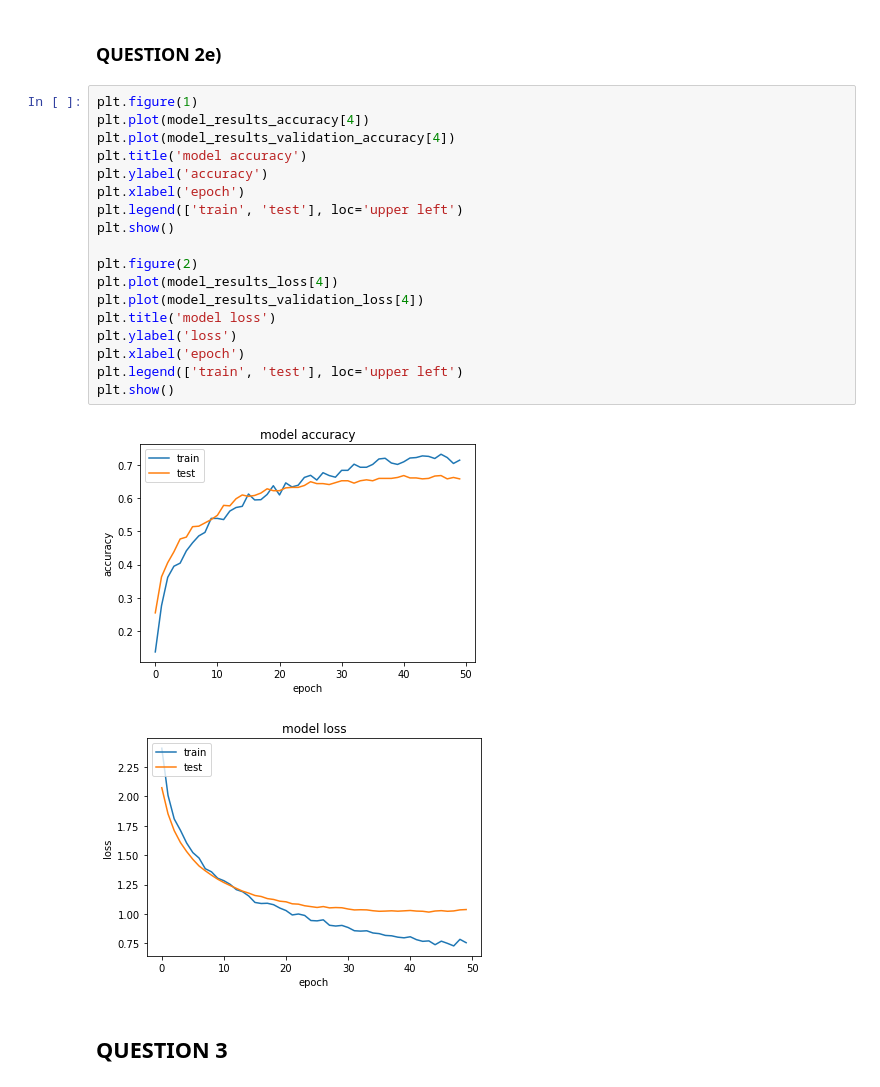
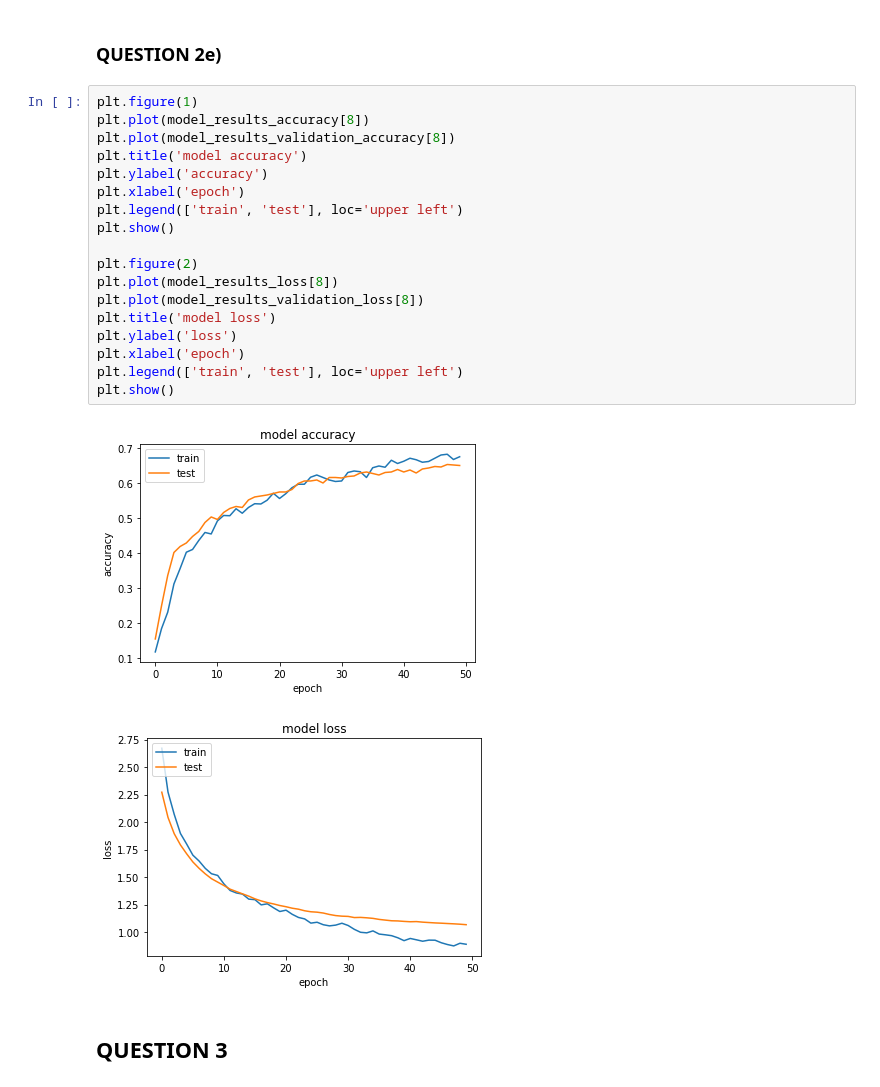
Before and after one commit to ABHISHEK03312/Neural-Networks-and-Deep-Learning, a Jupyter notebook: NNDL_Assignment1.ipynb, the cells around one changed output. Drawn from its saved outputs; the diff is of its cells as text.

```diff
--- a/NNDL_Assignment1.ipynb
+++ b/NNDL_Assignment1.ipynb
@@ -386,25 +386,25 @@ Answered in the report
 ### **QUESTION 2e)** ###
 # %%
 plt.figure(1)
-plt.plot(model_results_accuracy[4])
-plt.plot(model_results_validation_accuracy[4])
+plt.plot(model_results_accuracy[8])
+plt.plot(model_results_validation_accuracy[8])
 plt.title('model accuracy')
 plt.ylabel('accuracy')
 plt.xlabel('epoch')
 plt.legend(['train', 'test'], loc='upper left')
 plt.show()
 
 plt.figure(2)
-plt.plot(model_results_loss[4])
-plt.plot(model_results_validation_loss[4])
+plt.plot(model_results_loss[8])
+plt.plot(model_results_validation_loss[8])
 plt.title('model loss')
 plt.ylabel('loss')
 plt.xlabel('epoch')
 plt.legend(['train', 'test'], loc='upper left')
 plt.show()
 # %% [output]
-[figure, old version]
+[figure, new version]
-[figure, old version]
+[figure, new version]
 # %% [markdown]
 ## **QUESTION 3**
 # %% [markdown]
```
Also changed, not shown: parts of 16 cells of this notebook, 2 other files.
